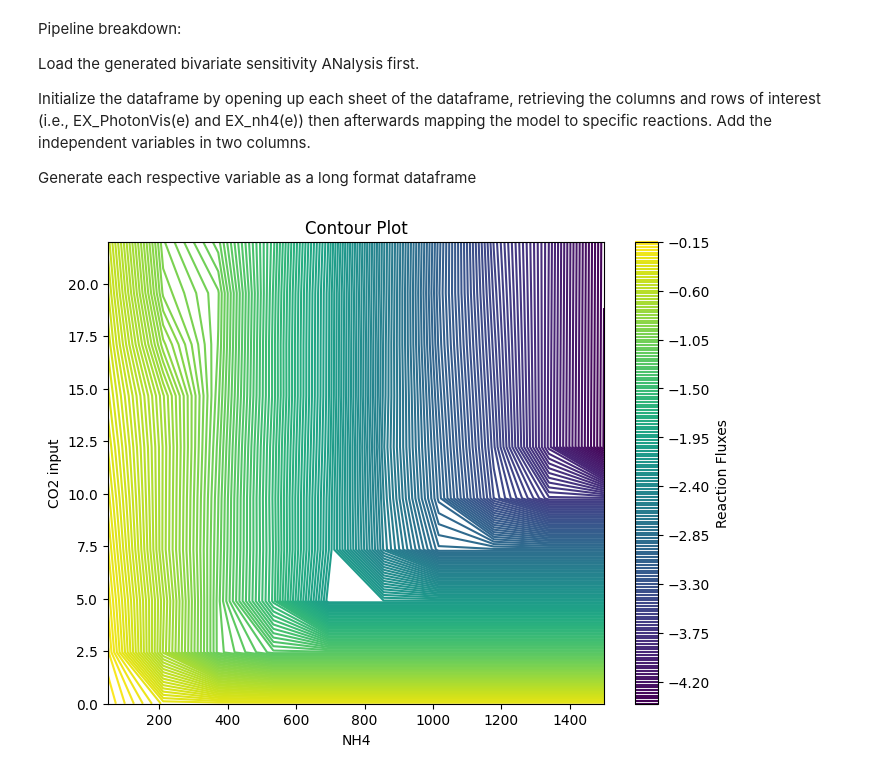
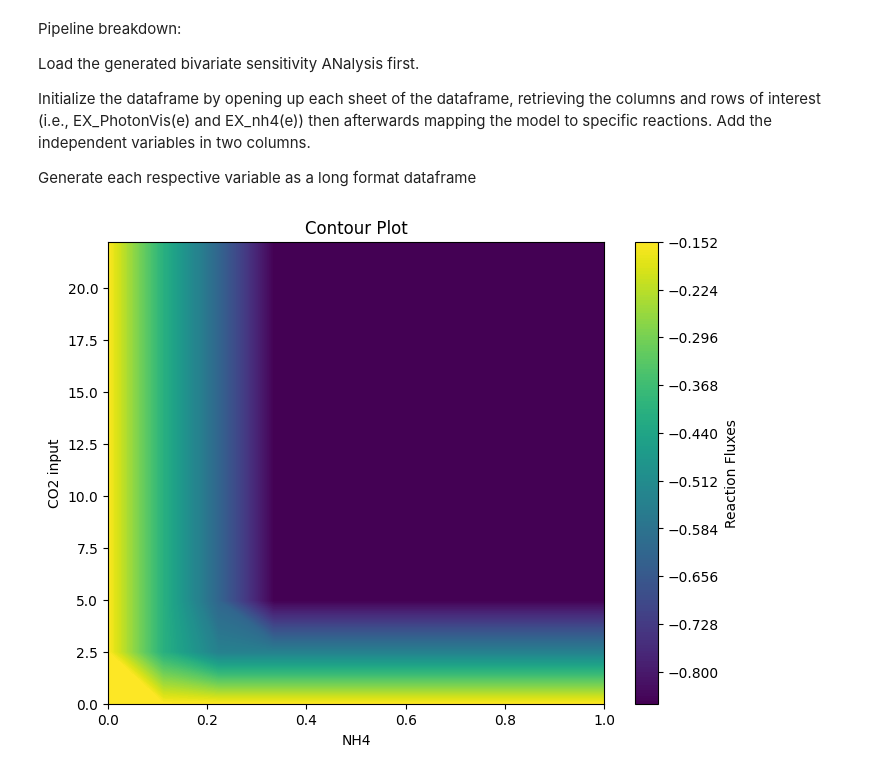
Before and after one commit to rtsantos3/RiceMM, a Jupyter notebook: Scripts/model_visualization/Sensitivity_analysis_plot_benchmarks.ipynb, the cells around one changed output. Cells and saved outputs as stored; diff of their text form; code cells hidden in the pictures.

```diff
--- a/Scripts/model_visualization/Sensitivity_analysis_plot_benchmarks.ipynb
+++ b/Scripts/model_visualization/Sensitivity_analysis_plot_benchmarks.ipynb
@@ -95,9 +95,9 @@ def generate_dataframe_from_excel(excel_file, variable1, variable2, reactions_li
                 row_values = sheet_df.loc[rxn]
                 for idx, val in row_values.items():
                     row_dict = {
-                        'variable_1': variable1, # PPfd
+                        'var1': variable1, # PPfd
                         'x_axis': float(sheet_name),
-                        'variable_2': variable2, # EX_nh4
+                        'var2': variable2, # EX_nh4
                         'y_axis': float(idx),
                         'reaction_id': rxn,
                         'reaction_fluxes': val,
@@ -118,45 +118,48 @@ def generate_dataframe_from_excel(excel_file, variable1, variable2, reactions_li
 
 reactions_of_interest = [rxns.id for rxns in trans_model.reactions]
 
-# ['ENOs_M','ENOc_M','CSm_M','MDHm_M','GLUSys_M','EX_h(e)','GLYDHDm_M','GLYDHDm_BS', 'MALCITtm_M','CCEFs_M','PSIMR_M','PSIINC_M','PPDKs_M','dhap_pd','PPDKc_M', 'PPCc_M', 'trans_PPCs_M','trans_MDH2m_M','trans_hco3ec_M', 'MDH2s_M', 'MDH2s_BS', 'RBPCs_M', 'RBPCs_BS']
-
-nh4_ppfd_path = './flux_results/N_benchmark/FBA/Trans/N-benchmark-mature-trans-leaf.xls-20230728-21:07.xlsx'
-co2_ppfd_path = './flux_results/CO2_benchmark/FBA/Trans/CO2|PPFD-benchmark-TR-leaf-20230729-05:06.xlsx'
-nh4_ppfd_sens_df = generate_dataframe_from_excel(nh4_ppfd_path, 'PPFD', 'NH4', reactions_of_interest)
-co2_ppfd_sens_df = generate_dataframe_from_excel(co2_ppfd_path, 'PPFD', 'CO2', reactions_of_interest)
-nh4_co2_200ppfd_df = generate_dataframe_from_excel(nh4_ppfd_path, 'CO2', 'NH4', reactions_of_interest)
+path1= './flux_results/N_benchmark/FBA/Trans/N-benchmark-mature-trans-leaf.xls-20230728-21:07.xlsx'
+path2 = './flux_results/CO2_benchmark/FBA/Trans/CO2|PPFD-benchmark-TR-leaf-20230729-05:06.xlsx'
+path3 = './flux_results/CO2_NH3_Benchmark/FBA/Trans/N|CO2-TR-250PPFD-20230803-08:09.xlsx'
+path4 = './flux_results/CO2_NH3_Benchmark/FBA/Trans/N|CO2-TR-750PPFD-20230803-08:13.xlsx'
+path5 = './flux_results/CO2_NH3_Benchmark/FBA/Trans/N|CO2-TR-1500PPFD-20230803-08:18.xlsx'
+df1 = generate_dataframe_from_excel(path1, 'PPFD', 'NH4', reactions_of_interest)
+df2 = generate_dataframe_from_excel(path2, 'PPFD', 'CO2', reactions_of_interest)
+df3 = generate_dataframe_from_excel(path3, 'CO2', 'NH4', reactions_of_interest)
+df4 = generate_dataframe_from_excel(path4, 'CO2', 'NH4', reactions_of_interest)
+df5 = generate_dataframe_from_excel(path5, 'CO2', 'NH4', reactions_of_interest)
 # %%
 
 def generate_meshgrid(df, var1, var2, values, reaction):
     # Filter dataset based on reaction
     df_filtered = df[df['reaction_id'] == reaction]
 
     X_unique = np.sort(df_filtered[var1].unique())
     Y_unique = np.sort(df_filtered[var2].unique())
     X, Y = np.meshgrid(X_unique, Y_unique)
 
     Z = df_filtered.pivot_table(index=var1, columns=var2, values=values).values
 
     return X, Y, Z
 
-X,Y,Z = generate_meshgrid(co2_ppfd_sens_df, 'x_axis', 'y_axis', 'reaction_fluxes', 'CO2tm_M')
+X,Y,Z = generate_meshgrid(df3, 'x_axis', 'y_axis', 'reaction_fluxes', 'CO2tm_M')
 
 
 # Initialize plot objects
 
 # Initialize plot objects
 plt.figure(figsize=(8, 6))
 plt.xlabel('NH4')
 plt.ylabel('CO2 input')
 plt.title('Contour Plot')
 
 # Generate a contour plot
-contour_plot = plt.contour(X, Y, Z, levels=200, cmap='viridis')
+contour_plot = plt.contourf(X, Y, Z, levels=200, cmap='viridis')
 plt.colorbar(contour_plot, label='Reaction Fluxes')
 
 plt.show()
 # %% [output]
-[figure, old version]
+[figure, new version]
 # %%
 
 def generate_meshgrid(df, var1, var2, values, reaction):
```
Also changed, not shown: parts of 3 cells of this notebook.
